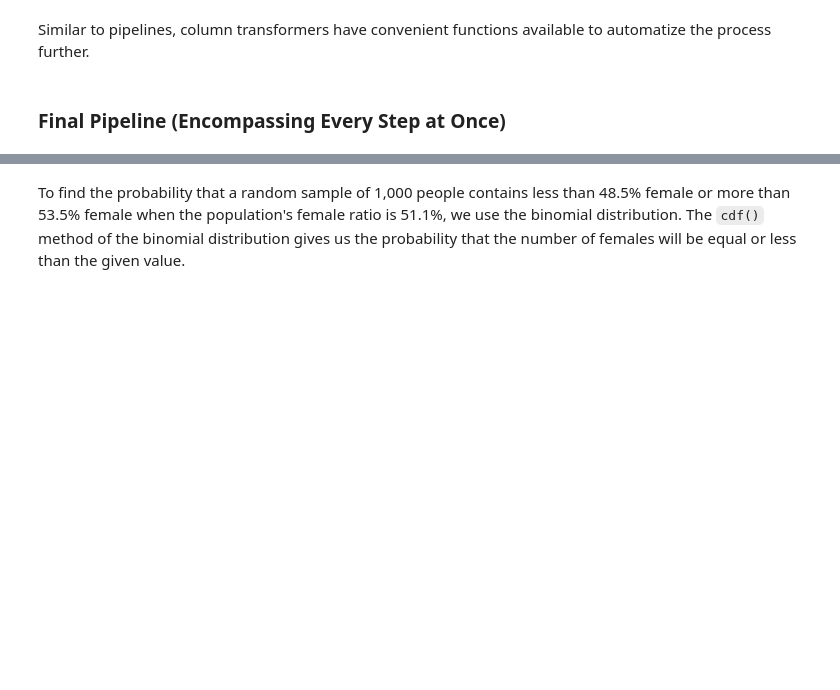
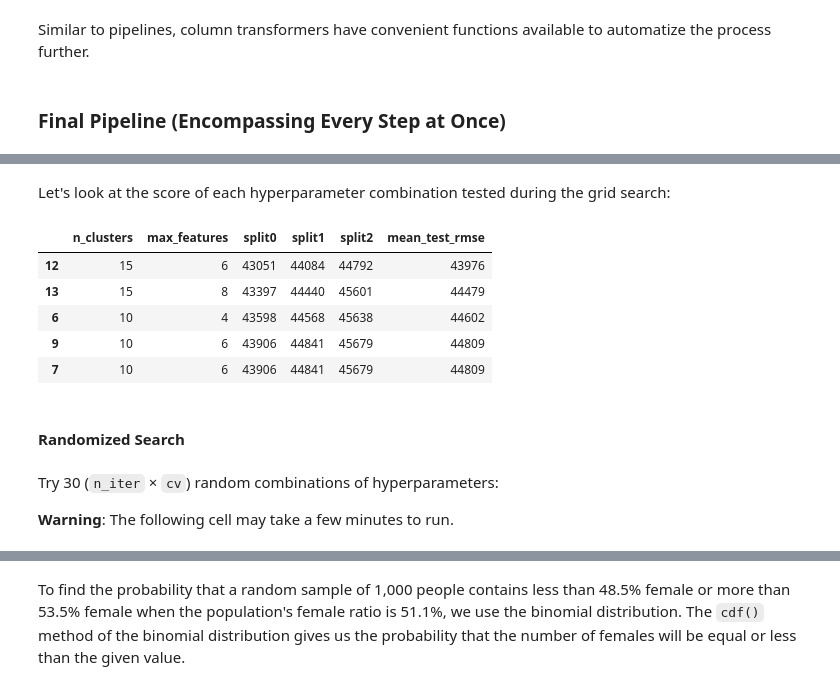
Before and after one commit to bictorbang/ML_notebooks, a Jupyter notebook: machine_learning_with_scikit_learn/02_end_to_end_machine_learning_project/02.ipynb, the cells around one changed output, grey strips where cells are left out. Cells and saved outputs as stored; diff of their text form; code cells hidden in the pictures; blank space fills up the shorter version.

```diff
--- a/machine_learning_with_scikit_learn/02_end_to_end_machine_learning_project/02.ipynb
+++ b/machine_learning_with_scikit_learn/02_end_to_end_machine_learning_project/02.ipynb
@@ -1053,0 +1098,4 @@ housing_prepared = preprocessing.fit_transform(housing)
+# %%
+housing_prepared = preprocessing.fit_transform(housing)
+print(f"Shape of the preprocessed housing dataset: {housing_prepared.shape}")
+print(f"All the features present in our dataset:\n{preprocessing.get_feature_names_out()}")
@@ -1053,0 +1122,5 @@ housing_prepared = preprocessing.fit_transform(housing)
+# %%
+from sklearn.linear_model import LinearRegression
+
+lr = make_pipeline(preprocessing, LinearRegression())
+lr.fit(housing, housing_labels)
@@ -1053,0 +1170,5 @@ housing_prepared = preprocessing.fit_transform(housing)
+# %%
+from sklearn.tree import DecisionTreeRegressor
+
+tree_reg = make_pipeline(preprocessing, DecisionTreeRegressor(random_state=42))
+tree_reg.fit(housing, housing_labels)
@@ -1053,0 +1267,16 @@ housing_prepared = preprocessing.fit_transform(housing)
+# %%
+from sklearn.model_selection import GridSearchCV
+
+full_pipeline = Pipeline([
+    ("preprocessing", preprocessing),
+    ("random_forest", RandomForestRegressor(random_state=42)),
+])
+param_grid = [
+    {'preprocessing__geo__n_clusters': [5, 8, 10],
+     'random_forest__max_features': [4, 6, 8]},
+    {'preprocessing__geo__n_clusters': [10, 15],
+     'random_forest__max_features': [6, 8, 10]},
+]
+grid_search = GridSearchCV(full_pipeline, param_grid, cv=3,
+                           scoring='neg_root_mean_squared_error')
+grid_search.fit(housing, housing_labels)
@@ -1053,0 +1332,24 @@ housing_prepared = preprocessing.fit_transform(housing)
+# %% [markdown]
+Let's look at the score of each hyperparameter combination tested during the grid search:
+# %%
+cv_res = pd.DataFrame(grid_search.cv_results_)
+cv_res.sort_values(by="mean_test_score", ascending=False, inplace=True)
+
+# extra code – these few lines of code just make the DataFrame look nicer
+cv_res = cv_res[["param_preprocessing__geo__n_clusters",
+                 "param_random_forest__max_features", "split0_test_score",
+                 "split1_test_score", "split2_test_score", "mean_test_score"]]
+score_cols = ["split0", "split1", "split2", "mean_test_rmse"]
+cv_res.columns = ["n_clusters", "max_features"] + score_cols
+cv_res[score_cols] = -cv_res[score_cols].round().astype(np.int64)
+
+cv_res.head()
+# %% [output]
+|  | n_clusters | max_features | split0 | split1 | split2 | mean_test_rmse |
+| 12 | 15 | 6 | 43051 | 44084 | 44792 | 43976 |
+| 13 | 15 | 8 | 43397 | 44440 | 45601 | 44479 |
+| 6 | 10 | 4 | 43598 | 44568 | 45638 | 44602 |
+| 9 | 10 | 6 | 43906 | 44841 | 45679 | 44809 |
+| 7 | 10 | 6 | 43906 | 44841 | 45679 | 44809 |
+# %% [markdown]
+#### Randomized Search
@@ -1053,0 +1359,4 @@ housing_prepared = preprocessing.fit_transform(housing)
+# %% [markdown]
+Try 30 (``n_iter`` × ``cv``) random combinations of hyperparameters:
+
+**Warning**: The following cell may take a few minutes to run.
```
Also changed, not shown: parts of 85 cells of this notebook.
